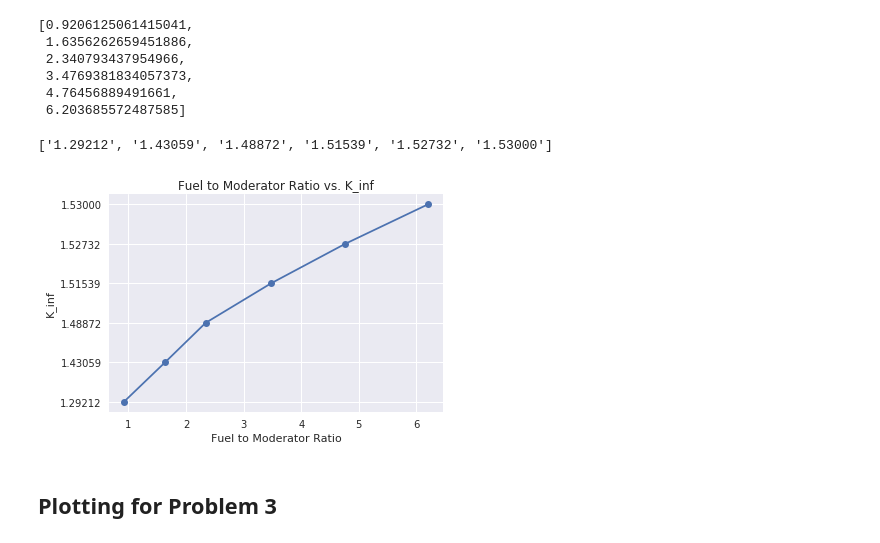
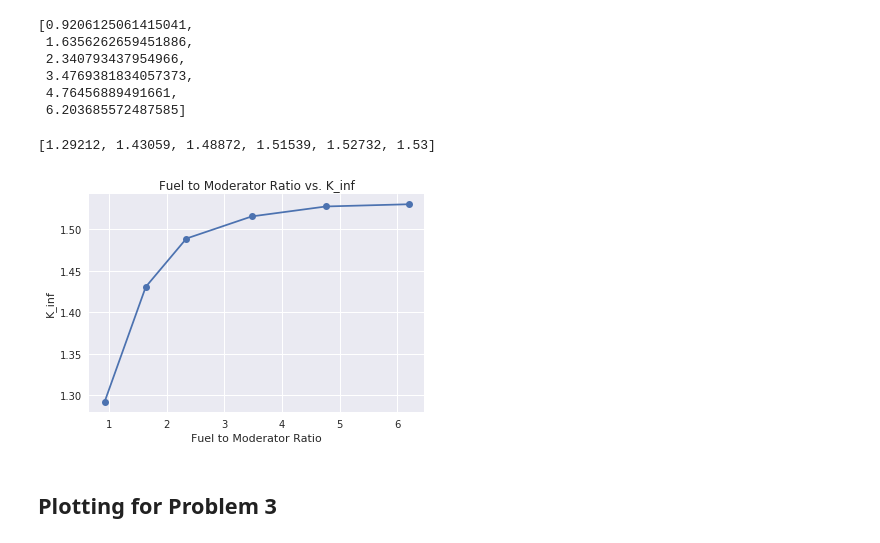
Before and after one commit to wjvanderlip/NE150_homework, a Jupyter notebook: 5HW/homework5nb.ipynb, the cells around one changed output. Saved outputs shown, nothing was run; the diff lists cells and outputs as text; code cells hidden in the pictures.

Commit message:
changed plot values from str to float, reprinted plot

```diff
--- a/5HW/homework5nb.ipynb
+++ b/5HW/homework5nb.ipynb
@@ -67,20 +67,19 @@ for name in files:
             #print(val_s[2])
         if val != 0:
             break
-    k_list.append(val_s[2])
+    k_list.append(float(val_s[2]))
 k_list
 # %% [output]
-['1.29212', '1.43059', '1.48872', '1.51539', '1.52732', '1.53000']
+[1.29212, 1.43059, 1.48872, 1.51539, 1.52732, 1.53]
 # %%
 blue = plt.plot(ratio_list, k_list, 'o-')
-sns.set()
 plt.title('Fuel to Moderator Ratio vs. K_inf')
 plt.ylabel('K_inf')
 plt.xlabel('Fuel to Moderator Ratio')
 
 plt.savefig('FuelMod.jpg')
 # %% [output]
-[figure, old version]
+[figure, new version]
 # %% [markdown]
 ## Plotting for Problem 3
 # %%
```
Also changed, not shown: 1 other file.
